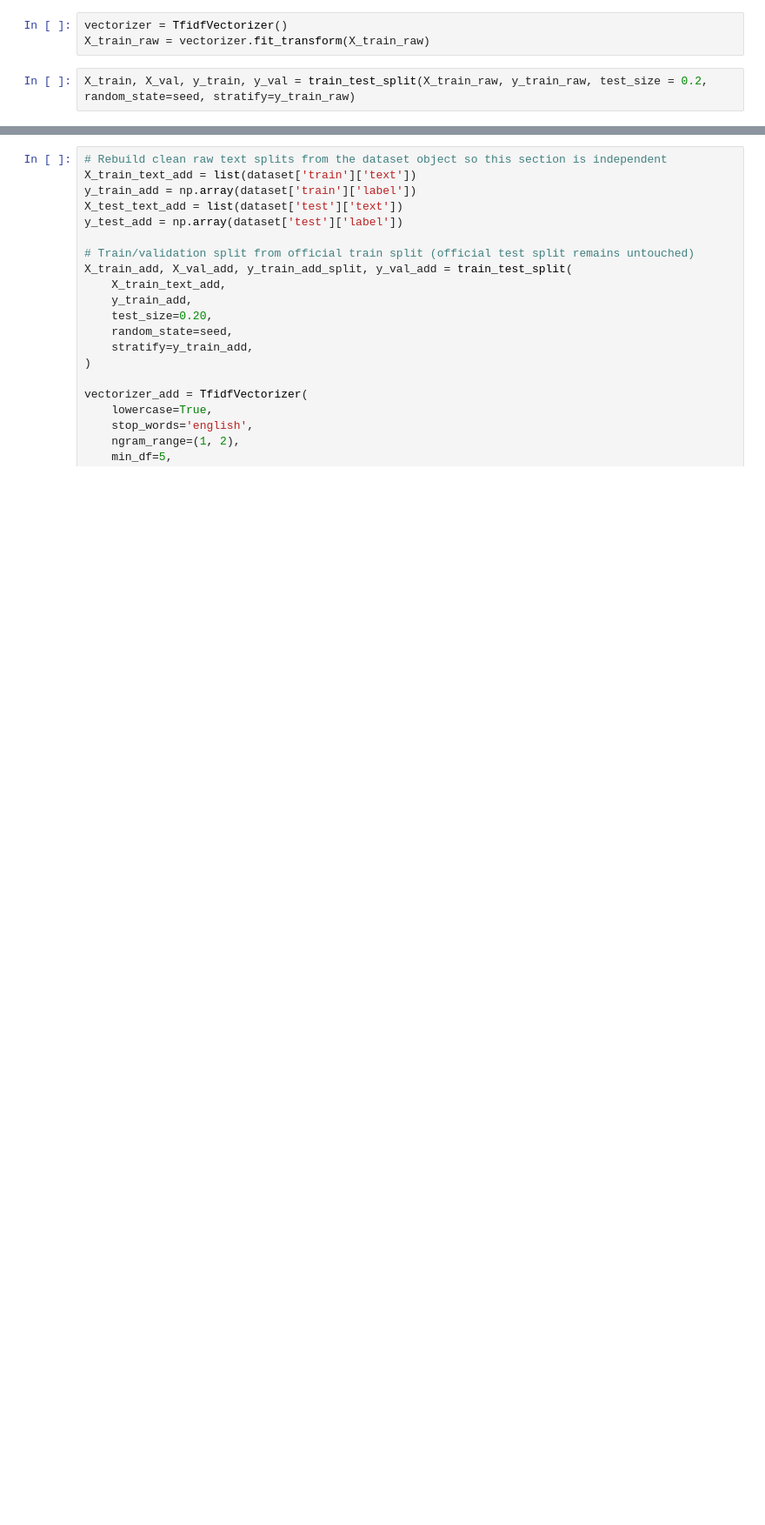
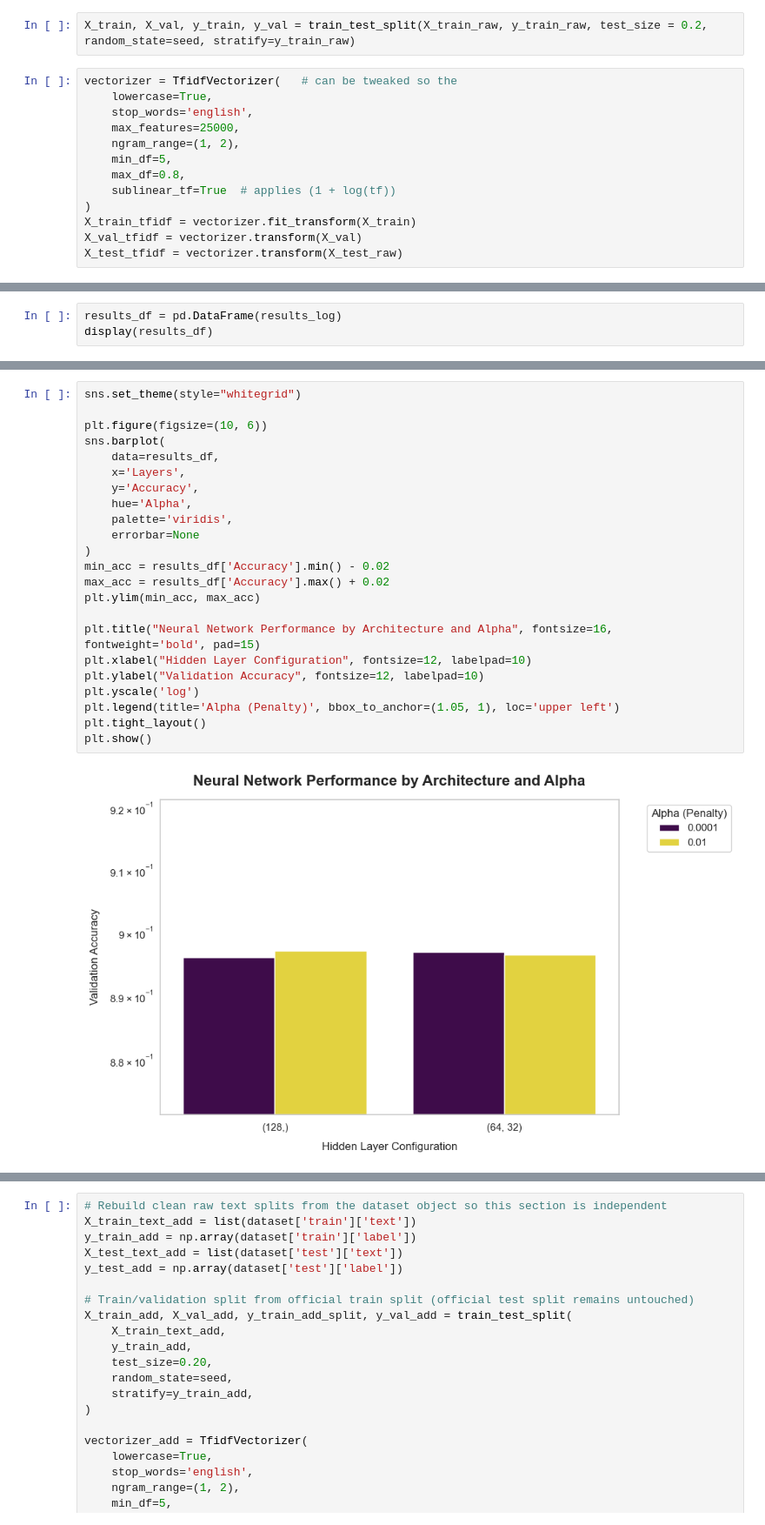
Before and after one commit to myn13/imdb-moview-review-analysis, a Jupyter notebook: imdb-analysis.ipynb, the cells around one changed output, grey strips where cells are left out. Shown at 87% size. Cells and saved outputs as stored; diff of their text form; blank space fills up the shorter version.

Commit message:
trained and pick a best model for mlp classifier

```diff
--- a/imdb-analysis.ipynb
+++ b/imdb-analysis.ipynb
@@ -115,10 +126,20 @@ display(feat_df)
 |  | name | value |
 | 0 | text | Value('string') |
 | 1 | label | ClassLabel(names=['neg', 'pos']) |
-# %%
-vectorizer = TfidfVectorizer()
-X_train_raw = vectorizer.fit_transform(X_train_raw)
 # %%
 X_train, X_val, y_train, y_val = train_test_split(X_train_raw, y_train_raw, test_size = 0.2, random_state=seed, stratify=y_train_raw)
+# %%
+vectorizer = TfidfVectorizer(   # can be tweaked so the
+    lowercase=True,
+    stop_words='english',
+    max_features=25000,
+    ngram_range=(1, 2),
+    min_df=5,
+    max_df=0.8,
+    sublinear_tf=True  # applies (1 + log(tf))
+)
+X_train_tfidf = vectorizer.fit_transform(X_train)
+X_val_tfidf = vectorizer.transform(X_val)
+X_test_tfidf = vectorizer.transform(X_test_raw)
 # %% [markdown]
 ## 3. Classifiers:
@@ -151,0 +220,3 @@ NameError: name 'mlp' is not defined
+# %%
+results_df = pd.DataFrame(results_log)
+display(results_df)
@@ -151,0 +233,25 @@ NameError: name 'mlp' is not defined
+# %%
+sns.set_theme(style="whitegrid")
+
+plt.figure(figsize=(10, 6))
+sns.barplot(
+    data=results_df,
+    x='Layers',
+    y='Accuracy',
+    hue='Alpha',
+    palette='viridis',
+    errorbar=None
+)
+min_acc = results_df['Accuracy'].min() - 0.02
+max_acc = results_df['Accuracy'].max() + 0.02
+plt.ylim(min_acc, max_acc)
+
+plt.title("Neural Network Performance by Architecture and Alpha", fontsize=16, fontweight='bold', pad=15)
+plt.xlabel("Hidden Layer Configuration", fontsize=12, labelpad=10)
+plt.ylabel("Validation Accuracy", fontsize=12, labelpad=10)
+plt.yscale('log')
+plt.legend(title='Alpha (Penalty)', bbox_to_anchor=(1.05, 1), loc='upper left')
+plt.tight_layout()
+plt.show()
+# %% [output]
+[figure, added]
```
Also changed, not shown: parts of 19 cells of this notebook, 1 other file.
